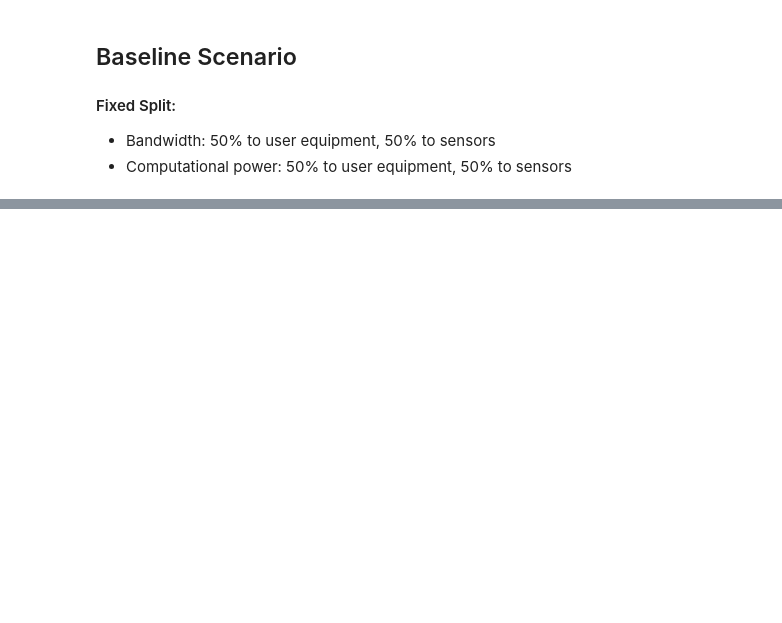
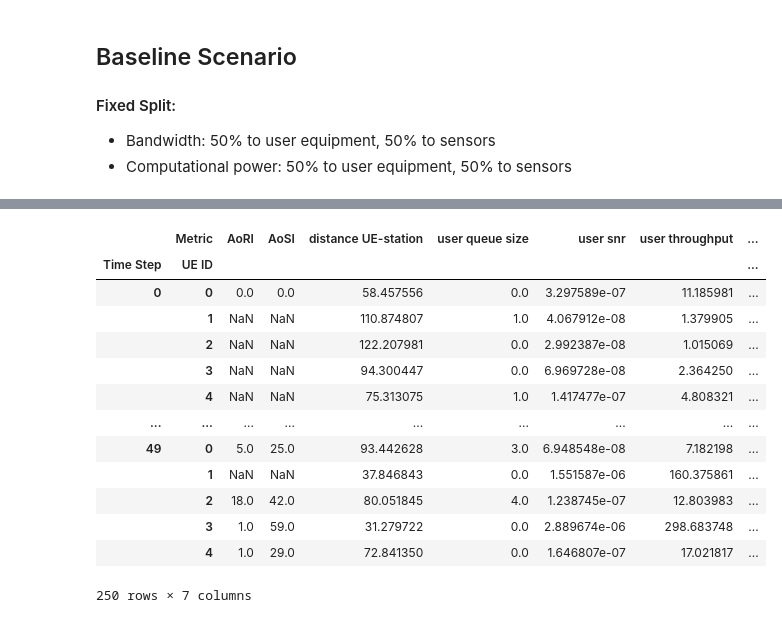
Before and after one commit to elifohri/MetaLore-simulator, a Jupyter notebook: examples/baseline scenarios round robin/smart_city_baseline_50-50.ipynb, the cells around one changed output, grey strips where cells are left out. Drawn from its saved outputs; the diff is of its cells as text; code cells hidden in the pictures; blank space fills up the shorter version.

```diff
--- a/examples/baseline scenarios round robin/smart_city_baseline_50-50.ipynb
+++ b/examples/baseline scenarios round robin/smart_city_baseline_50-50.ipynb
@@ -63,0 +74,17 @@ env.delay_metrics.export(filename="delayed_packets.json")
+# %%
+ue_results
+# %% [output]
+|  | Metric | AoRI | AoSI | distance UE-station | user queue size | user snr | user throughput | ... |
+| Time Step | UE ID |  |  |  |  |  |  | ... |
+| 0 | 0 | 0.0 | 0.0 | 58.457556 | 0.0 | 3.297589e-07 | 11.185981 | ... |
+|  | 1 | NaN | NaN | 110.874807 | 1.0 | 4.067912e-08 | 1.379905 | ... |
+|  | 2 | NaN | NaN | 122.207981 | 0.0 | 2.992387e-08 | 1.015069 | ... |
+|  | 3 | NaN | NaN | 94.300447 | 0.0 | 6.969728e-08 | 2.364250 | ... |
+|  | 4 | NaN | NaN | 75.313075 | 1.0 | 1.417477e-07 | 4.808321 | ... |
+| ... | ... | ... | ... | ... | ... | ... | ... | ... |
+| 49 | 0 | 5.0 | 25.0 | 93.442628 | 3.0 | 6.948548e-08 | 7.182198 | ... |
+|  | 1 | NaN | NaN | 37.846843 | 0.0 | 1.551587e-06 | 160.375861 | ... |
+|  | 2 | 18.0 | 42.0 | 80.051845 | 4.0 | 1.238745e-07 | 12.803983 | ... |
+|  | 3 | 1.0 | 59.0 | 31.279722 | 0.0 | 2.889674e-06 | 298.683748 | ... |
+|  | 4 | 1.0 | 29.0 | 72.841350 | 0.0 | 1.646807e-07 | 17.021817 | ... |
+250 rows × 7 columns
```
Also changed, not shown: parts of 12 cells of this notebook, 21 other files.
